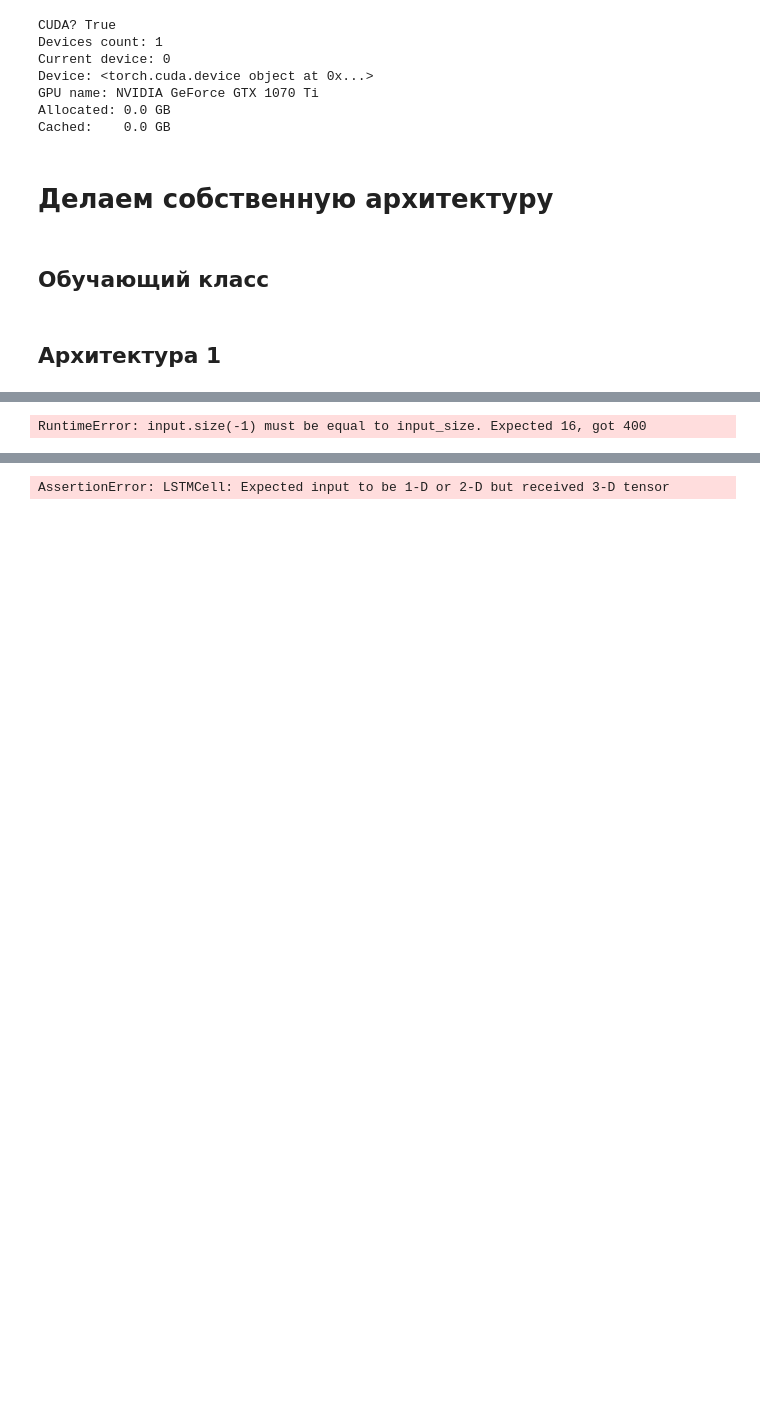
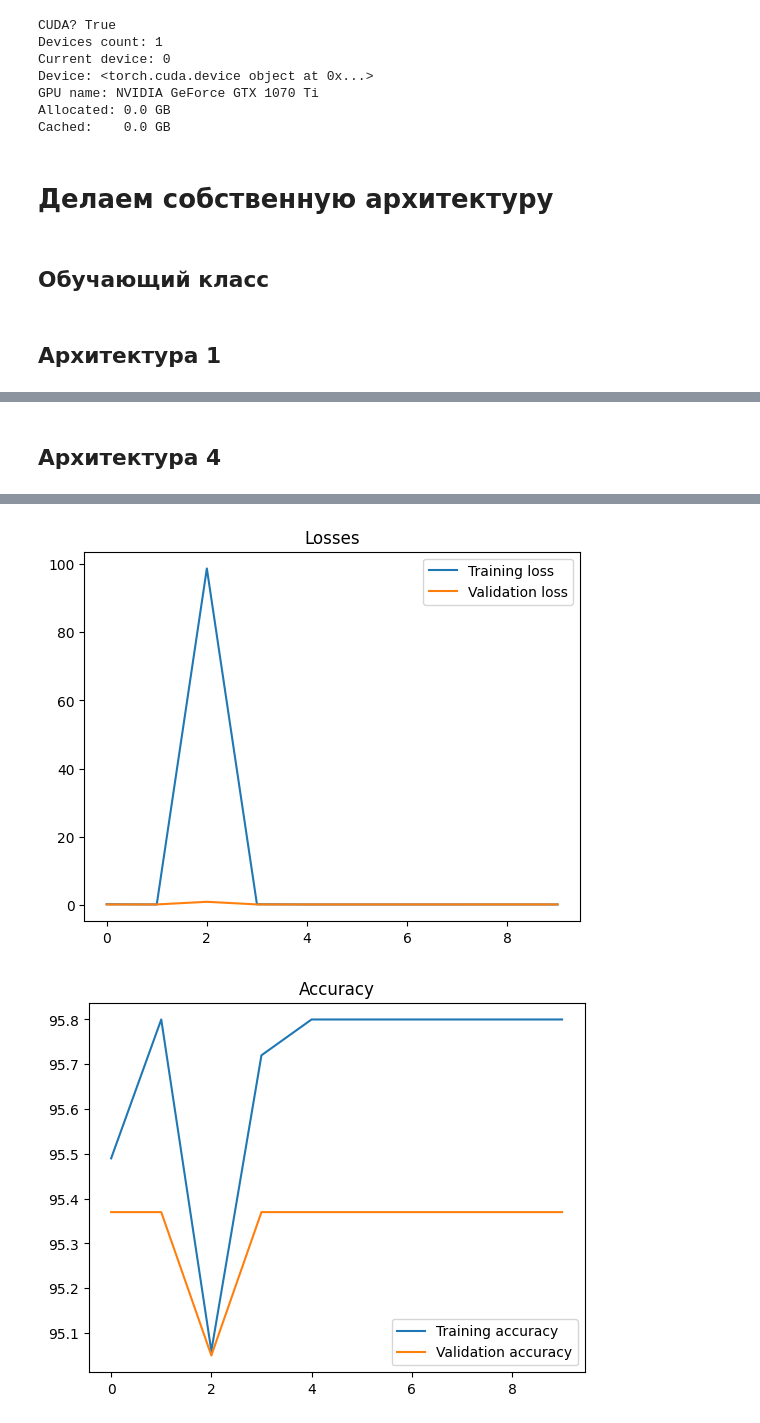
Before and after one commit to The220th/etu2022_AI_ML_NN, a Jupyter notebook: NN/lab2/lab2.ipynb, the cells around one changed output, grey strips where cells are left out. Drawn from its saved outputs; the diff is of its cells as text; code cells hidden in the pictures; blank space fills up the shorter version.

```diff
--- a/NN/lab2/lab2.ipynb
+++ b/NN/lab2/lab2.ipynb
@@ -494 +650,3 @@ class Optimization:
+# %% [markdown]
+## Архитектура 4
 # %%
@@ -525,49 +693,16 @@ dsloaders_init(16)
-# %%
-model = SrachNet1()
-loss_fn = nn.CrossEntropyLoss()
-optimizer = optim.Adam(model.parameters(), lr=0.001, weight_decay=0.001)
-train_loader = trainloader
-
-for x_batch, y_batch in train_loader:
-    x_batch = x_batch.to(device)
-    y_batch = y_batch.to(device)
-
-    model.zero_grad()
-    model.train()
-    yhat = model(x_batch)
-    loss = loss_fn(yhat, y_batch)
-    loss.backward()
-    optimizer.step()
-    optimizer.zero_grad()
-
-#     for x, y in zip(x_batch, y_batch):
-#         model.train()
-
-#         yhat = model(x)
-
-#         loss = loss_fn(yhat, y)
-
-#         loss.backward()
-
-#         optimizer.step()
-#         optimizer.zero_grad()
-
-
-    print(loss.item())
-# %% [output]
-RuntimeError: input.size(-1) must be equal to input_size. Expected 16, got 400
 # %%
 n_epochs = 3
-learning_rate = 0.1
-weight_decay = 0.00001 # for L2
+learning_rate = 0.001
+weight_decay = 0.01 # for L2
 
-model = SrachNet1()
-loss_fn = nn.CrossEntropyLoss()
+model = SrachNet4()
+#loss_fn = nn.CrossEntropyLoss()
+loss_fn = nn.BCEWithLogitsLoss() # multilabel multiclass
+#loss_fn = nn.BCELoss()
+
 optimizer = optim.Adam(model.parameters(), lr=learning_rate, weight_decay=weight_decay)
 
 opt = Optimization(model=model, loss_fn=loss_fn, optimizer=optimizer)
 opt.train(trainloader, validloader, n_epochs)
 opt.plot_losses()
-
-opt.check_adequacy(testloader)
 # %% [output]
@@ -575 +719,2 @@ opt.check_adequacy(testloader)
-AssertionError: LSTMCell: Expected input to be 1-D or 2-D but received 3-D tensor
+[figure, added]
+[figure, added]
```
Also changed, not shown: parts of 27 cells of this notebook, 2 other files.
